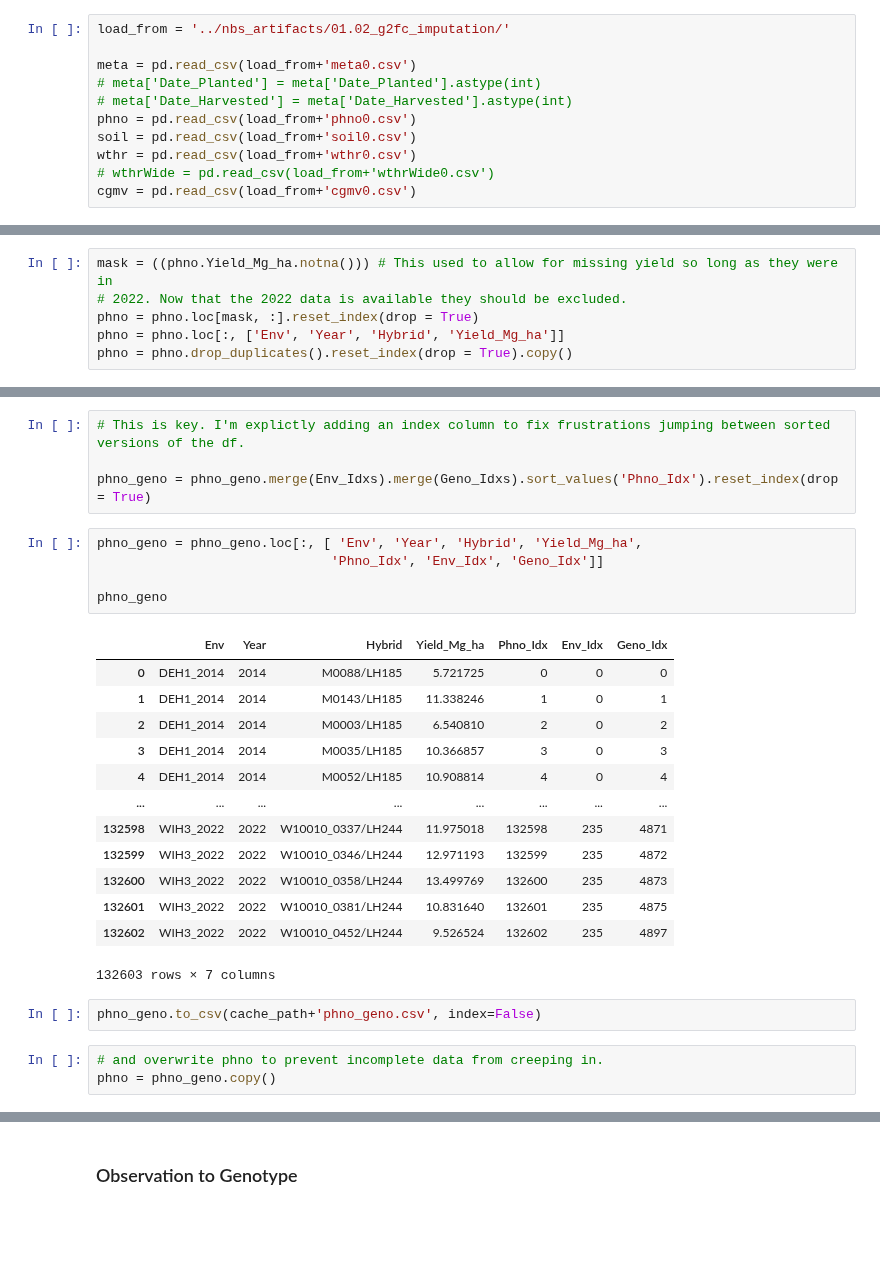
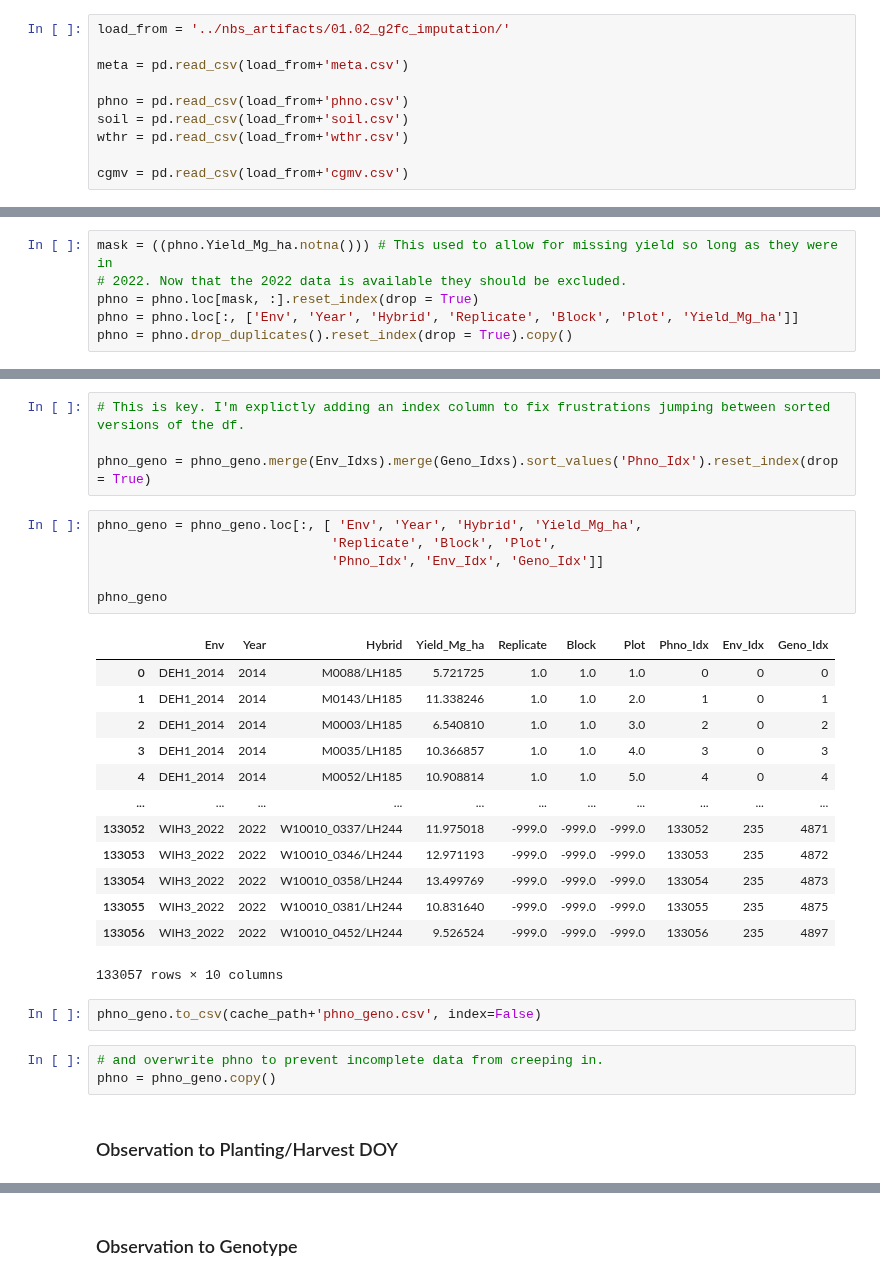
Before and after one commit to DanielKick-USDA/EnvDL, a Jupyter notebook: nbs/01.03_g2fc_prep_matrices.ipynb, the cells around one changed output, grey strips where cells are left out. Drawn from its saved outputs; the diff is of its cells as text; blank space fills up the shorter version.

```diff
--- a/nbs/01.03_g2fc_prep_matrices.ipynb
+++ b/nbs/01.03_g2fc_prep_matrices.ipynb
@@ -16,11 +17,10 @@ ensure_dir_path_exists(dir_path = cache_path)
 # %%
 load_from = '../nbs_artifacts/01.02_g2fc_imputation/'
 
-meta = pd.read_csv(load_from+'meta0.csv')
-# meta['Date_Planted'] = meta['Date_Planted'].astype(int)
-# meta['Date_Harvested'] = meta['Date_Harvested'].astype(int)
-phno = pd.read_csv(load_from+'phno0.csv')
-soil = pd.read_csv(load_from+'soil0.csv')
-wthr = pd.read_csv(load_from+'wthr0.csv')
-# wthrWide = pd.read_csv(load_from+'wthrWide0.csv')
-cgmv = pd.read_csv(load_from+'cgmv0.csv')
+meta = pd.read_csv(load_from+'meta.csv')
+
+phno = pd.read_csv(load_from+'phno.csv')
+soil = pd.read_csv(load_from+'soil.csv')
+wthr = pd.read_csv(load_from+'wthr.csv')
+
+cgmv = pd.read_csv(load_from+'cgmv.csv')
@@ -28,7 +31,7 @@ cgmv = pd.read_csv(load_from+'cgmv0.csv')
 mask = ((phno.Yield_Mg_ha.notna())) # This used to allow for missing yield so long as they were in
 # 2022. Now that the 2022 data is available they should be excluded.
 phno = phno.loc[mask, :].reset_index(drop = True)
-phno = phno.loc[:, ['Env', 'Year', 'Hybrid', 'Yield_Mg_ha']]
+phno = phno.loc[:, ['Env', 'Year', 'Hybrid', 'Replicate', 'Block', 'Plot', 'Yield_Mg_ha']]
 phno = phno.drop_duplicates().reset_index(drop = True).copy()
 # %% [markdown]
 # Data Prep
@@ -147,25 +148,28 @@ Geno_Idxs = phno_geno.loc[:, ['Hybrid']
 phno_geno = phno_geno.merge(Env_Idxs).merge(Geno_Idxs).sort_values('Phno_Idx').reset_index(drop = True)
 # %%
 phno_geno = phno_geno.loc[:, [ 'Env', 'Year', 'Hybrid', 'Yield_Mg_ha',
+                              'Replicate', 'Block', 'Plot',
                               'Phno_Idx', 'Env_Idx', 'Geno_Idx']]
 
 phno_geno
 # %% [output]
-|  | Env | Year | Hybrid | Yield_Mg_ha | Phno_Idx | Env_Idx | Geno_Idx |
-| 0 | DEH1_2014 | 2014 | M0088/LH185 | 5.721725 | 0 | 0 | 0 |
-| 1 | DEH1_2014 | 2014 | M0143/LH185 | 11.338246 | 1 | 0 | 1 |
-| 2 | DEH1_2014 | 2014 | M0003/LH185 | 6.540810 | 2 | 0 | 2 |
-| 3 | DEH1_2014 | 2014 | M0035/LH185 | 10.366857 | 3 | 0 | 3 |
-| 4 | DEH1_2014 | 2014 | M0052/LH185 | 10.908814 | 4 | 0 | 4 |
-| ... | ... | ... | ... | ... | ... | ... | ... |
-| 132598 | WIH3_2022 | 2022 | W10010_0337/LH244 | 11.975018 | 132598 | 235 | 4871 |
-| 132599 | WIH3_2022 | 2022 | W10010_0346/LH244 | 12.971193 | 132599 | 235 | 4872 |
-| 132600 | WIH3_2022 | 2022 | W10010_0358/LH244 | 13.499769 | 132600 | 235 | 4873 |
-| 132601 | WIH3_2022 | 2022 | W10010_0381/LH244 | 10.831640 | 132601 | 235 | 4875 |
-| 132602 | WIH3_2022 | 2022 | W10010_0452/LH244 | 9.526524 | 132602 | 235 | 4897 |
+|  | Env | Year | Hybrid | Yield_Mg_ha | Replicate | Block | Plot | Phno_Idx | Env_Idx | Geno_Idx |
+| 0 | DEH1_2014 | 2014 | M0088/LH185 | 5.721725 | 1.0 | 1.0 | 1.0 | 0 | 0 | 0 |
+| 1 | DEH1_2014 | 2014 | M0143/LH185 | 11.338246 | 1.0 | 1.0 | 2.0 | 1 | 0 | 1 |
+| 2 | DEH1_2014 | 2014 | M0003/LH185 | 6.540810 | 1.0 | 1.0 | 3.0 | 2 | 0 | 2 |
+| 3 | DEH1_2014 | 2014 | M0035/LH185 | 10.366857 | 1.0 | 1.0 | 4.0 | 3 | 0 | 3 |
+| 4 | DEH1_2014 | 2014 | M0052/LH185 | 10.908814 | 1.0 | 1.0 | 5.0 | 4 | 0 | 4 |
+| ... | ... | ... | ... | ... | ... | ... | ... | ... | ... | ... |
+| 133052 | WIH3_2022 | 2022 | W10010_0337/LH244 | 11.975018 | -999.0 | -999.0 | -999.0 | 133052 | 235 | 4871 |
+| 133053 | WIH3_2022 | 2022 | W10010_0346/LH244 | 12.971193 | -999.0 | -999.0 | -999.0 | 133053 | 235 | 4872 |
+| 133054 | WIH3_2022 | 2022 | W10010_0358/LH244 | 13.499769 | -999.0 | -999.0 | -999.0 | 133054 | 235 | 4873 |
+| 133055 | WIH3_2022 | 2022 | W10010_0381/LH244 | 10.831640 | -999.0 | -999.0 | -999.0 | 133055 | 235 | 4875 |
+| 133056 | WIH3_2022 | 2022 | W10010_0452/LH244 | 9.526524 | -999.0 | -999.0 | -999.0 | 133056 | 235 | 4897 |
-132603 rows × 7 columns
+133057 rows × 10 columns
 # %%
 phno_geno.to_csv(cache_path+'phno_geno.csv', index=False)
-# %%
-# and overwrite phno to prevent incomplete data from creeping in.
-phno = phno_geno.copy()
+# %%
+# and overwrite phno to prevent incomplete data from creeping in.
+phno = phno_geno.copy()
+# %% [markdown]
+### Observation to Planting/Harvest DOY
```
Also changed, not shown: parts of 18 cells of this notebook, 1 other file.
